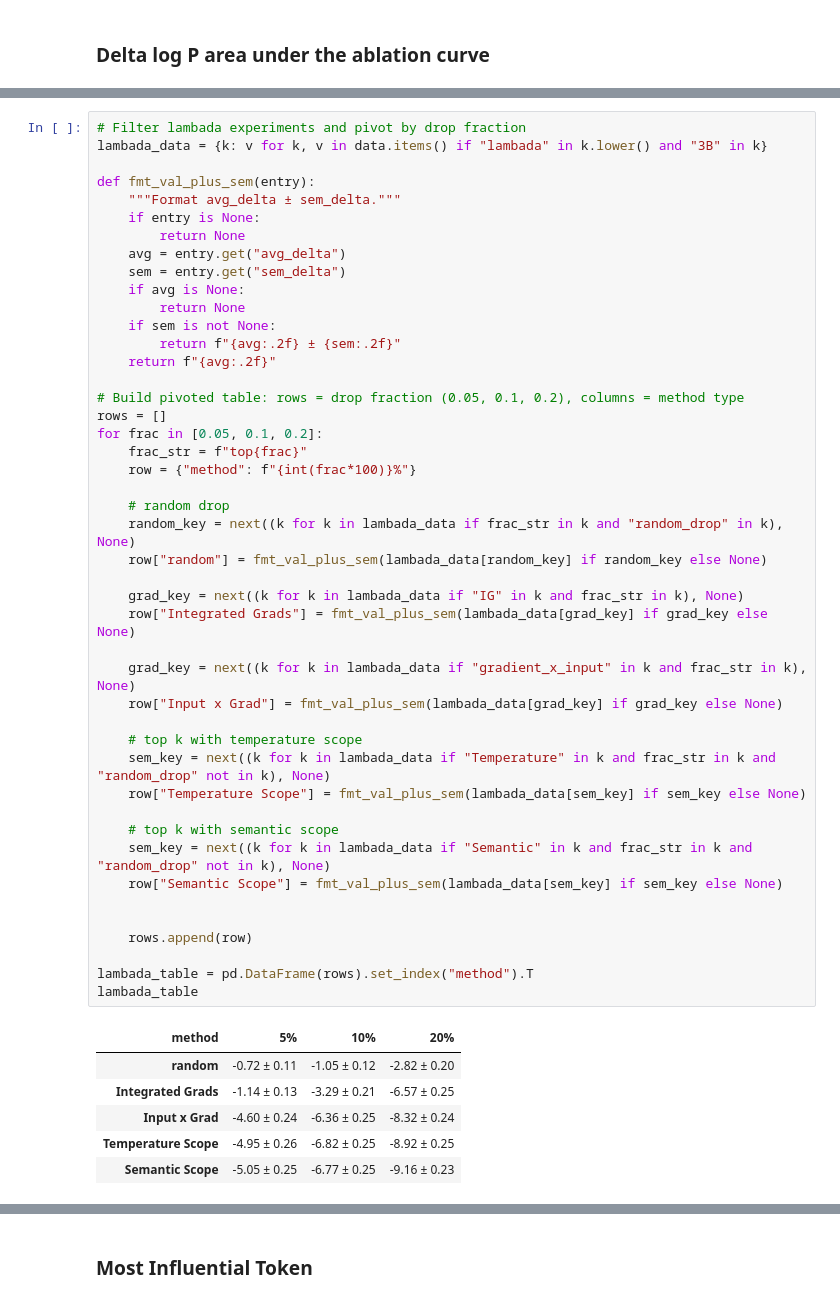
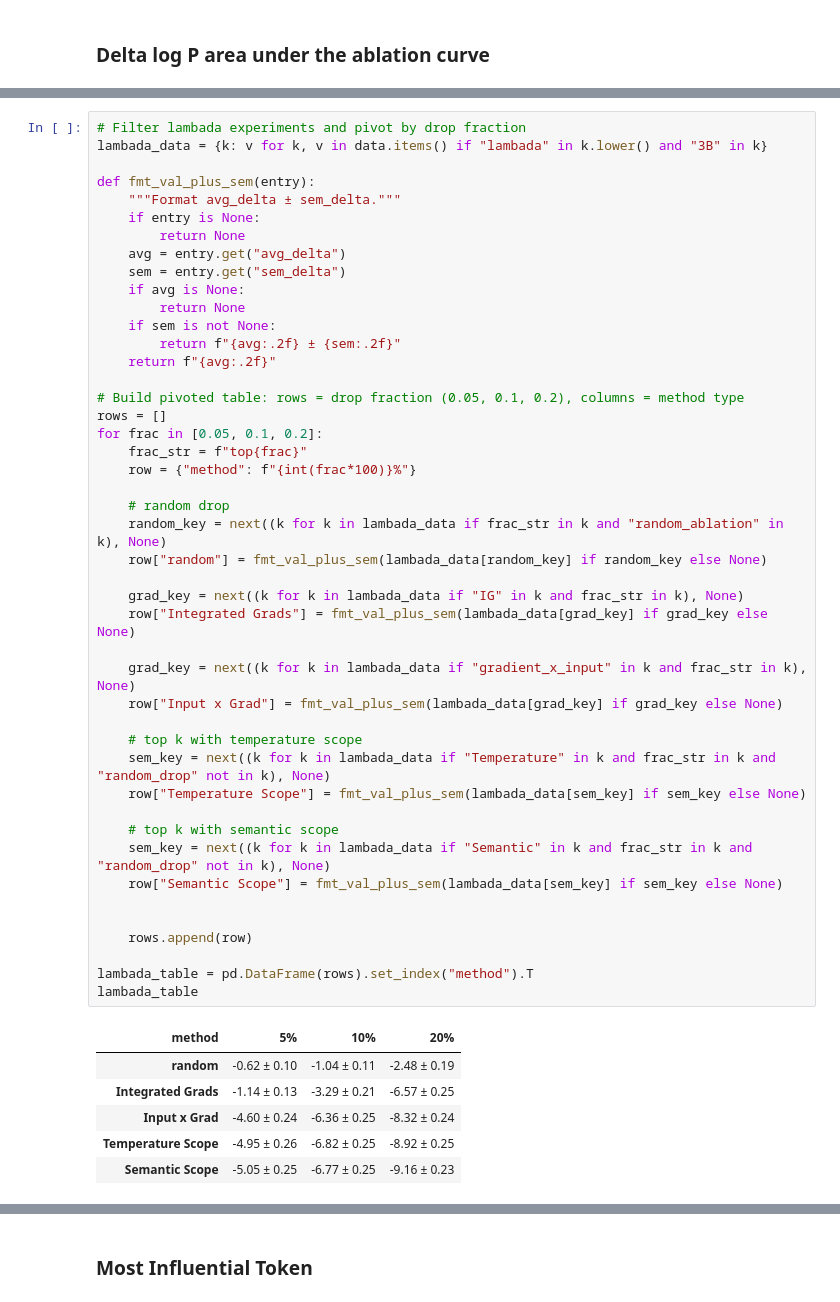
Before and after one commit to AntonioLiu97/JacobianScopes, a Jupyter notebook: Benchmarks/benchmark_plotter.ipynb, the cells around one changed output, grey strips where cells are left out. Saved outputs shown, nothing was run; the diff lists cells and outputs as text.

```diff
--- a/Benchmarks/benchmark_plotter.ipynb
+++ b/Benchmarks/benchmark_plotter.ipynb
@@ -52,35 +51,35 @@ def fmt_val_plus_sem(entry):
 # Build pivoted table: rows = drop fraction (0.05, 0.1, 0.2), columns = method type
 rows = []
 for frac in [0.05, 0.1, 0.2]:
     frac_str = f"top{frac}"
     row = {"method": f"{int(frac*100)}%"}
 
     # random drop
-    random_key = next((k for k in lambada_data if frac_str in k and "random_drop" in k), None)
+    random_key = next((k for k in lambada_data if frac_str in k and "random_ablation" in k), None)
     row["random"] = fmt_val_plus_sem(lambada_data[random_key] if random_key else None)
 
     grad_key = next((k for k in lambada_data if "IG" in k and frac_str in k), None)
     row["Integrated Grads"] = fmt_val_plus_sem(lambada_data[grad_key] if grad_key else None)
 
     grad_key = next((k for k in lambada_data if "gradient_x_input" in k and frac_str in k), None)
     row["Input x Grad"] = fmt_val_plus_sem(lambada_data[grad_key] if grad_key else None)
 
     # top k with temperature scope
     sem_key = next((k for k in lambada_data if "Temperature" in k and frac_str in k and "random_drop" not in k), None)
     row["Temperature Scope"] = fmt_val_plus_sem(lambada_data[sem_key] if sem_key else None)
 
     # top k with semantic scope
     sem_key = next((k for k in lambada_data if "Semantic" in k and frac_str in k and "random_drop" not in k), None)
     row["Semantic Scope"] = fmt_val_plus_sem(lambada_data[sem_key] if sem_key else None)
 
 
     rows.append(row)
 
 lambada_table = pd.DataFrame(rows).set_index("method").T
 lambada_table
 # %% [output]
 | method | 5% | 10% | 20% |
-| random | -0.72 ± 0.11 | -1.05 ± 0.12 | -2.82 ± 0.20 |
+| random | -0.62 ± 0.10 | -1.04 ± 0.11 | -2.48 ± 0.19 |
 | Integrated Grads | -1.14 ± 0.13 | -3.29 ± 0.21 | -6.57 ± 0.25 |
 | Input x Grad | -4.60 ± 0.24 | -6.36 ± 0.25 | -8.32 ± 0.24 |
 | Temperature Scope | -4.95 ± 0.26 | -6.82 ± 0.25 | -8.92 ± 0.25 |
```
Also changed, not shown: parts of 2 cells of this notebook, 16 other files.
